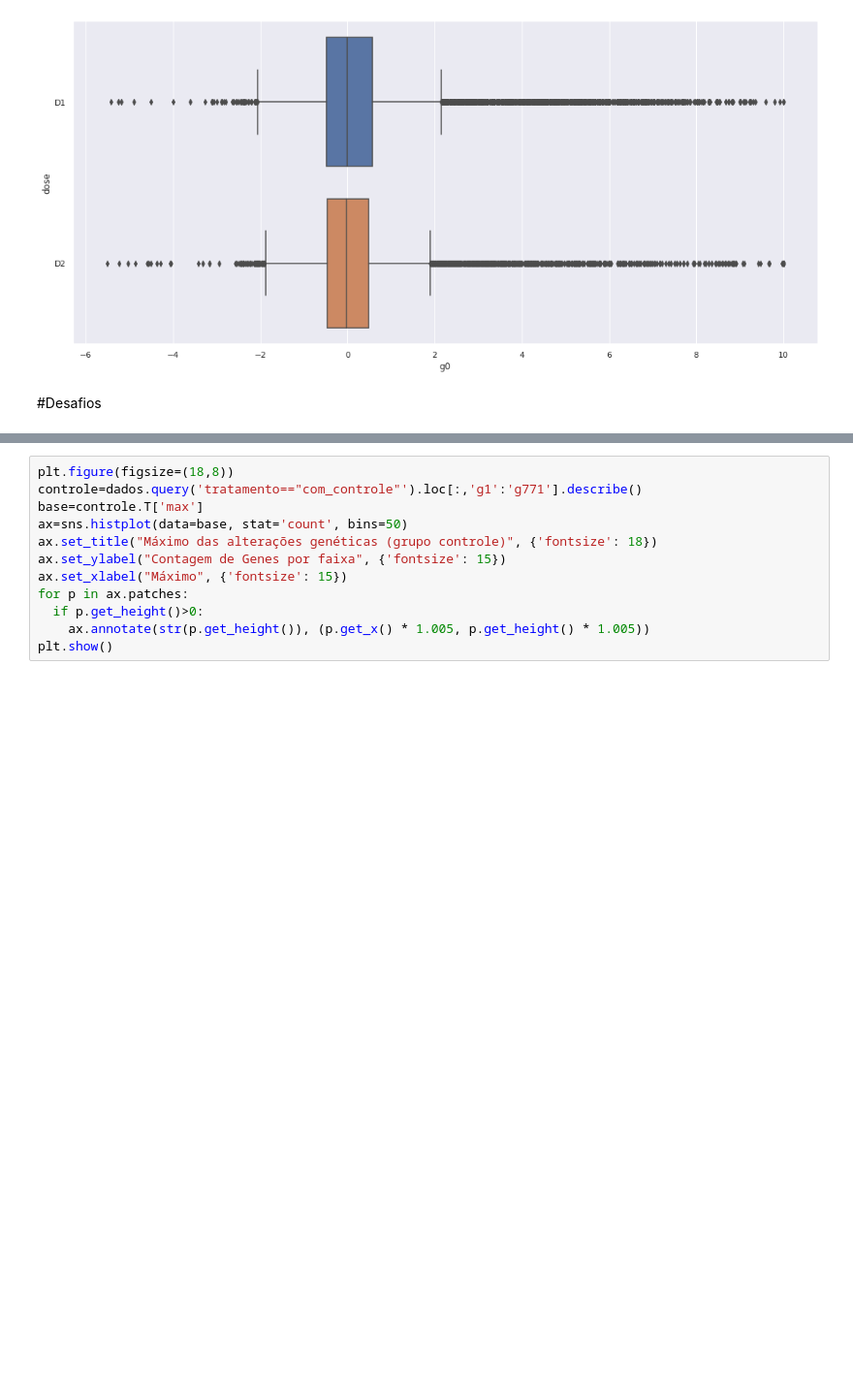
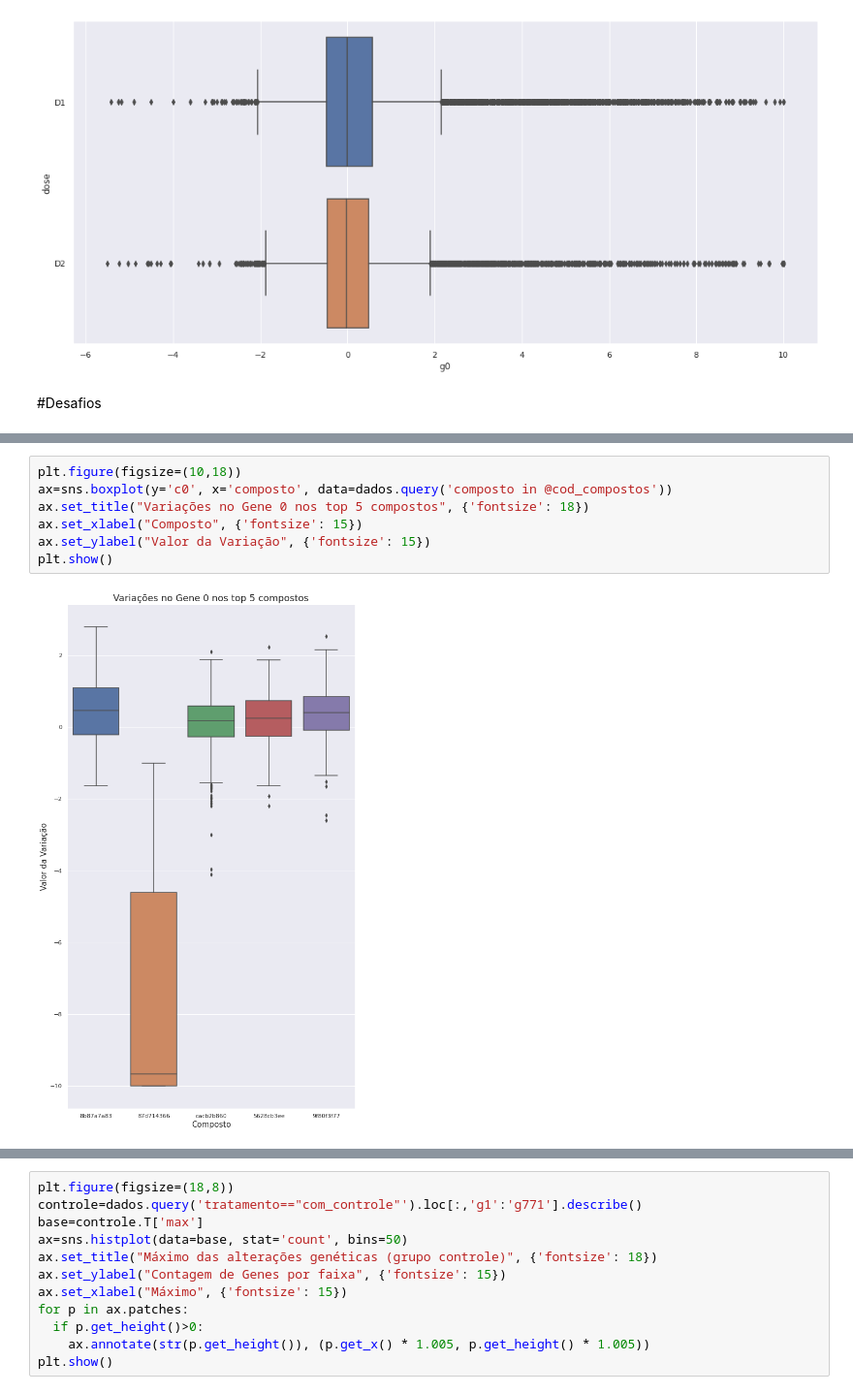
Before and after one commit to Thormes/ImersaoDC, a Jupyter notebook: Aula_02.ipynb, the cells around one changed output, grey strips where cells are left out. Shown at 97% size. Cells and saved outputs as stored; diff of their text form; blank space fills up the shorter version.

```diff
--- a/Aula_02.ipynb
+++ b/Aula_02.ipynb
@@ -484,6 +485,15 @@ ax.set_ylabel("Valor da Variação", {'fontsize': 15})
 plt.show()
 # %% [output]
 [figure]
+# %%
+plt.figure(figsize=(10,18))
+ax=sns.boxplot(y='c0', x='composto', data=dados.query('composto in @cod_compostos'))
+ax.set_title("Variações no Gene 0 nos top 5 compostos", {'fontsize': 18})
+ax.set_xlabel("Composto", {'fontsize': 15})
+ax.set_ylabel("Valor da Variação", {'fontsize': 15})
+plt.show()
+# %% [output]
+[figure, added]
 # %%
 plt.figure(figsize=(18,8))
 ax=sns.boxplot(y='g0', x='tempo', data=dados.query('tratamento=="com_controle"'))
```
Also changed, not shown: parts of 3 cells of this notebook.
